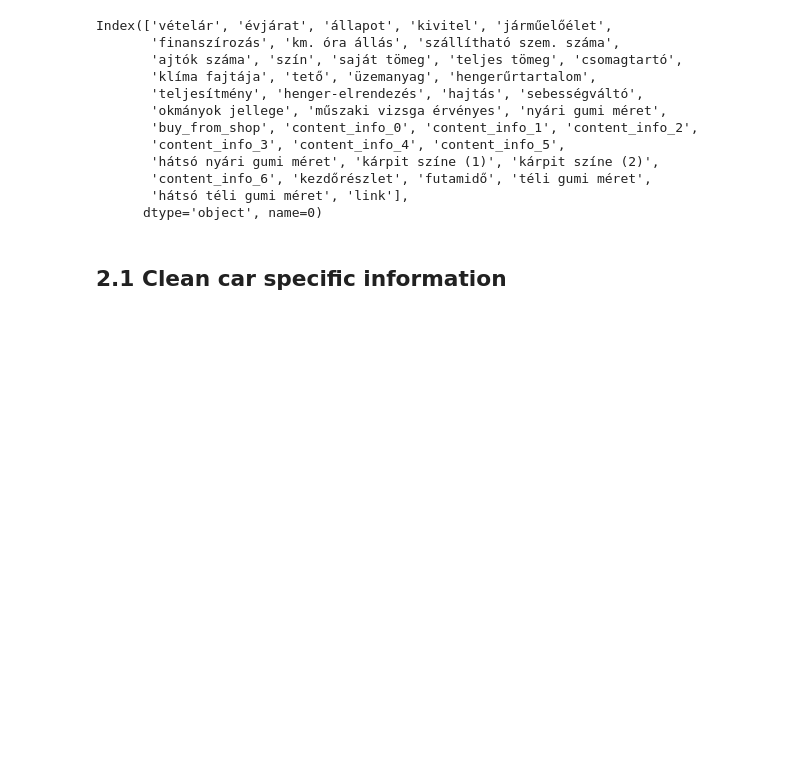
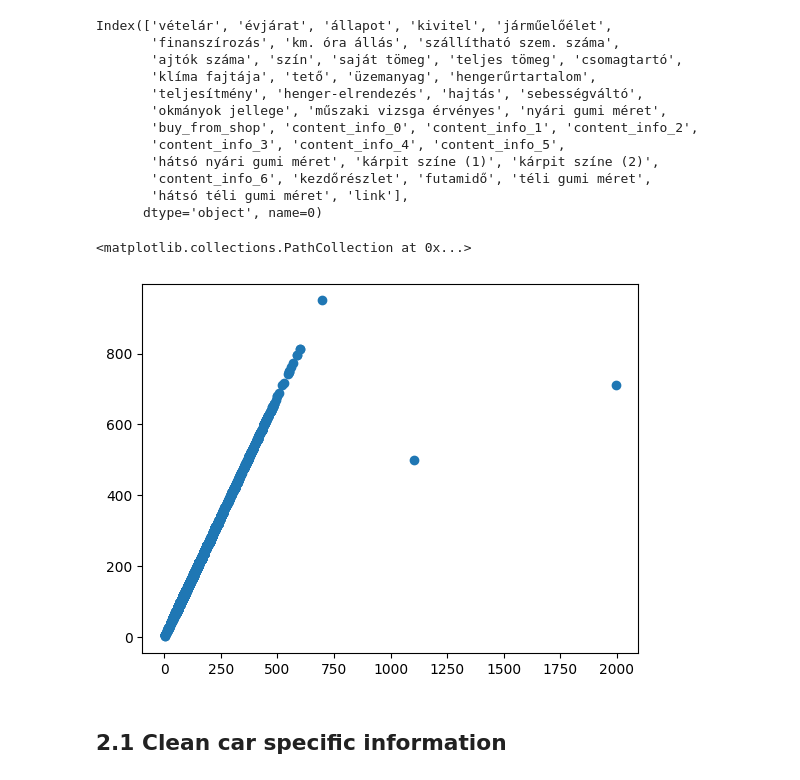
Before and after one commit to szdavid11/car_price_prediction, a Jupyter notebook: notebooks/preprocessing.ipynb, the cells around one changed output. Drawn from its saved outputs; the diff is of its cells as text; code cells hidden in the pictures; blank space fills up the shorter version.

```diff
--- a/notebooks/preprocessing.ipynb
+++ b/notebooks/preprocessing.ipynb
@@ -204,6 +185,15 @@ df_basics2['kezdőrészlet'] = df_basics2['kezdőrészlet'].str.replace(r'\D', '
 
 # Term
 df_basics2['futamidő'] = df_basics2['futamidő'].str.replace(r'[^a-zA-Z]', '', regex=True)
+# %%
+p1 = df_basics2['teljesítmény'].str.replace(r'kW.*', '', regex=True).str.replace(r'\D', '', regex=True).astype(float)
+# %%
+p2 = df_basics2['teljesítmény'].str.replace(r'.*?(\d+).LE', r'\1', regex=True).astype(float)
+# %%
+plt.scatter(x=p1, y=p2)
+# %% [output]
+<matplotlib.collections.PathCollection at 0x...>
+[figure, added]
 # %%
 # Convert creation date to age
 df_basics2['évjárat'] = pd.to_datetime(df_basics2['évjárat'].str.replace(r'\(.+\)', '', regex=True)) # there are some datewith comments like 1986/6 (30 évnél öregebb)
```
Also changed, not shown: parts of 5 cells of this notebook, 16 other files.
